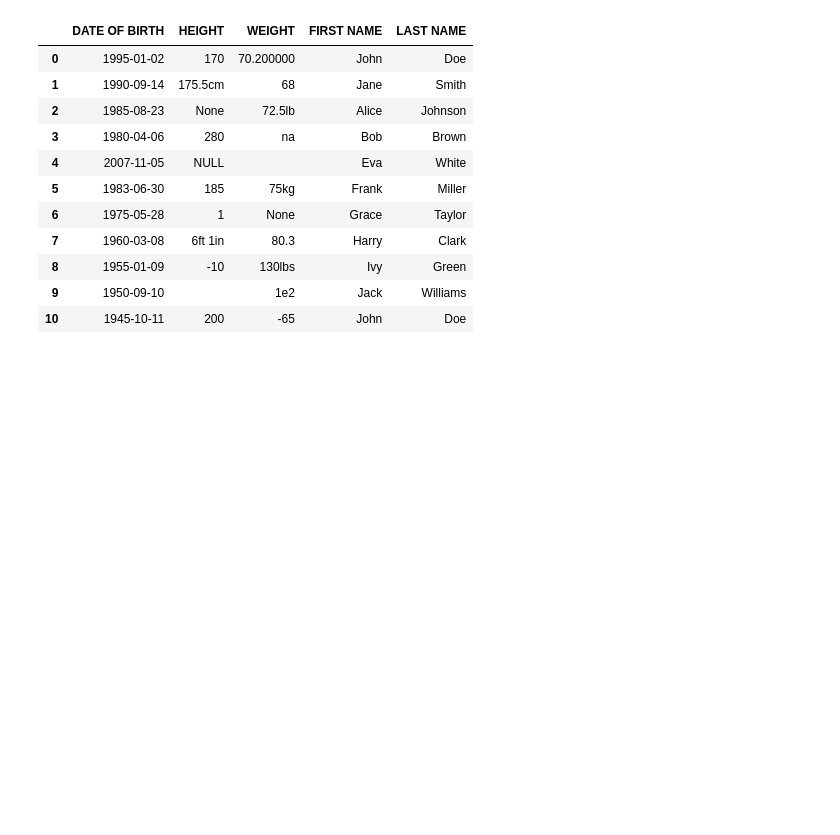
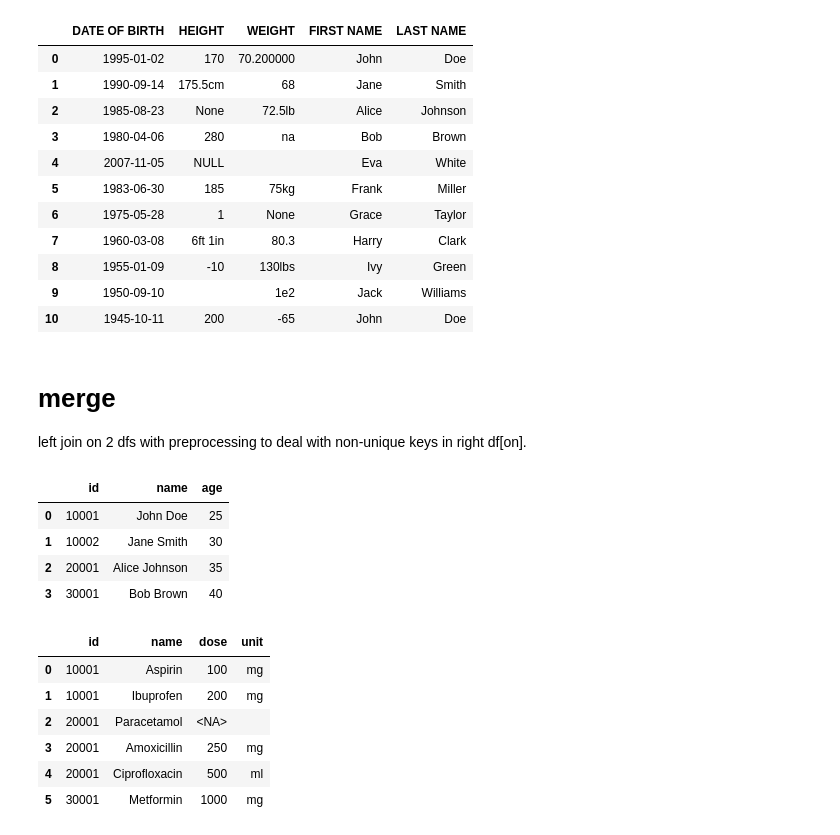
Before and after one commit to MartinVoelkl94/dukit, a Jupyter notebook: interactive_demo.ipynb, the cells around one changed output. Cells and saved outputs as stored; diff of their text form; code cells hidden in the pictures; blank space fills up the shorter version.

```diff
--- a/interactive_demo.ipynb
+++ b/interactive_demo.ipynb
@@ -855,3 +855,26 @@ qs(df, code)
 #     is any;  %%is any;
 #     """
 #     )
+# %% [markdown]
+# merge
+
+left join on 2 dfs with preprocessing to deal with non-unique keys in right df[on].
+# %%
+import dukit as dk
+
+df1, df2 = dk.get_dfs()
+
+display(df1, df2)
+# %% [output]
+|  | id | name | age |
+| 0 | 10001 | John Doe | 25 |
+| 1 | 10002 | Jane Smith | 30 |
+| 2 | 20001 | Alice Johnson | 35 |
+| 3 | 30001 | Bob Brown | 40 |
+|  | id | name | dose | unit |
+| 0 | 10001 | Aspirin | 100 | mg |
+| 1 | 10001 | Ibuprofen | 200 | mg |
+| 2 | 20001 | Paracetamol | <NA> |  |
+| 3 | 20001 | Amoxicillin | 250 | mg |
+| 4 | 20001 | Ciprofloxacin | 500 | ml |
+| 5 | 30001 | Metformin | 1000 | mg |
```
Also changed, not shown: parts of 7 cells of this notebook, 4 other files.
